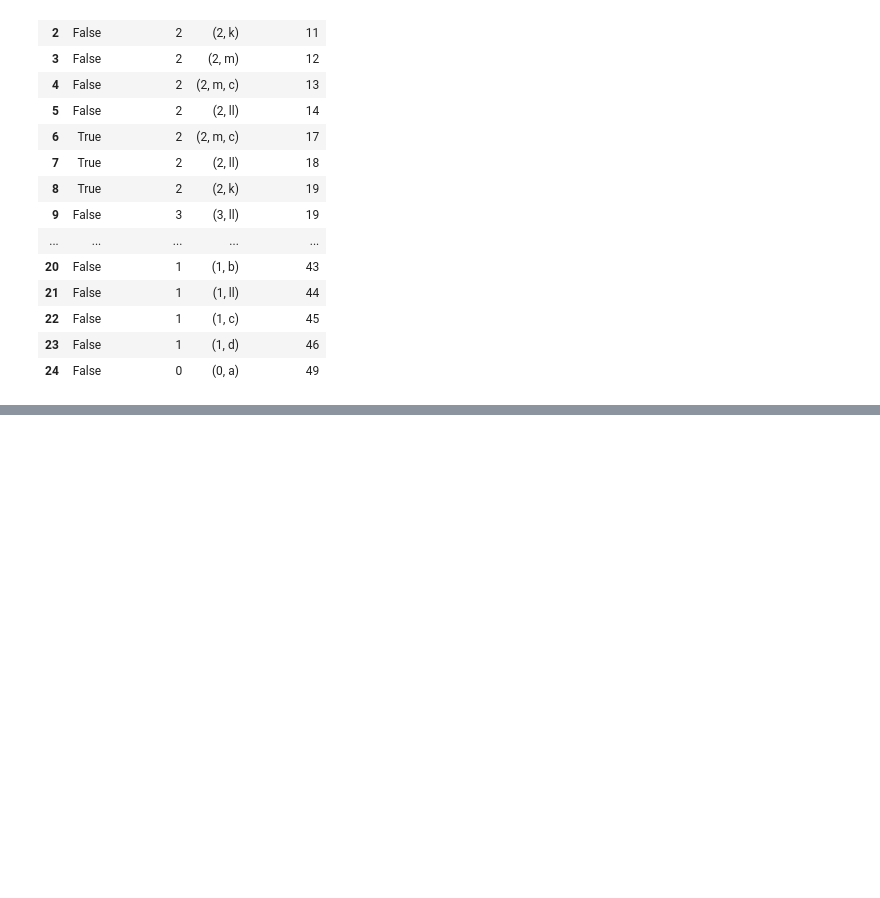
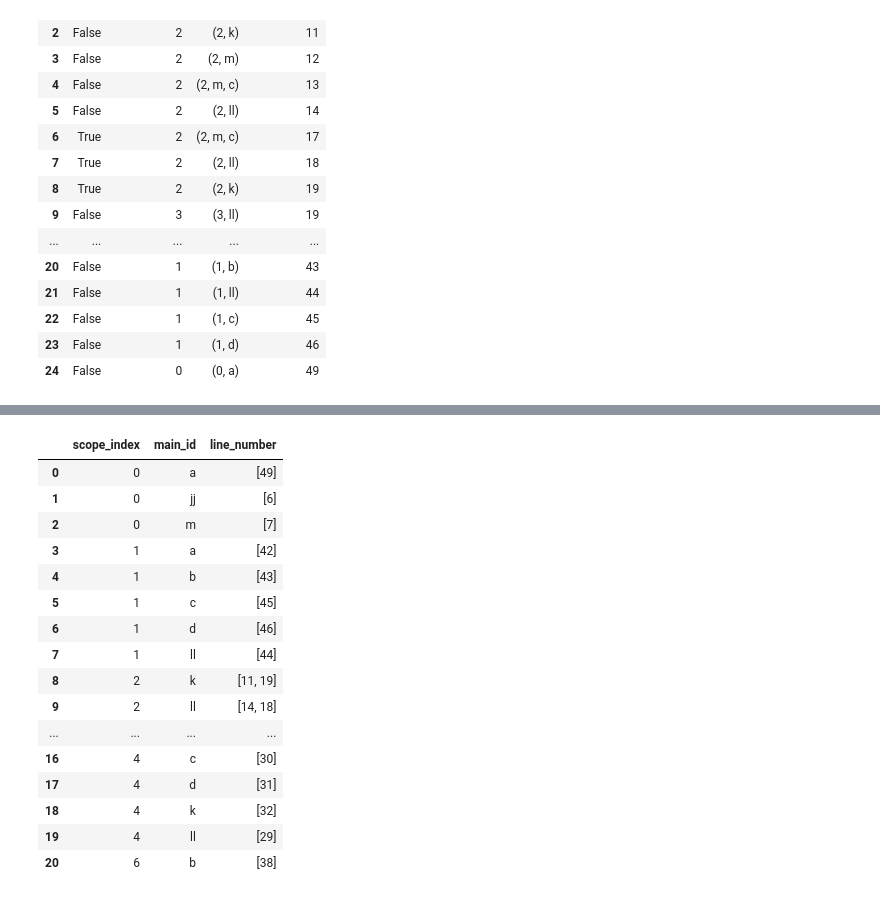
Before and after one commit to erez-aharonov/alkh, a Jupyter notebook: notebooks/3ed92dc952994f4590394120515753ad.ipynb, the cells around one changed output, grey strips where cells are left out. Saved outputs shown, nothing was run; the diff lists cells and outputs as text; code cells hidden in the pictures; blank space fills up the shorter version.

```diff
--- a/notebooks/3ed92dc952994f4590394120515753ad.ipynb
+++ b/notebooks/3ed92dc952994f4590394120515753ad.ipynb
@@ -215 +132,22 @@ source[0]
+# %%
+c = b.groupby(["scope_index", "main_id"])["line_number"].apply(list).reset_index()
+c
+# %% [output]
+|  | scope_index | main_id | line_number |
+| 0 | 0 | a | [49] |
+| 1 | 0 | jj | [6] |
+| 2 | 0 | m | [7] |
+| 3 | 1 | a | [42] |
+| 4 | 1 | b | [43] |
+| 5 | 1 | c | [45] |
+| 6 | 1 | d | [46] |
+| 7 | 1 | ll | [44] |
+| 8 | 2 | k | [11, 19] |
+| 9 | 2 | ll | [14, 18] |
+| ... | ... | ... | ... |
+| 16 | 4 | c | [30] |
+| 17 | 4 | d | [31] |
+| 18 | 4 | k | [32] |
+| 19 | 4 | ll | [29] |
+| 20 | 6 | b | [38] |
 # %%
```
Also changed, not shown: parts of 26 cells of this notebook.
